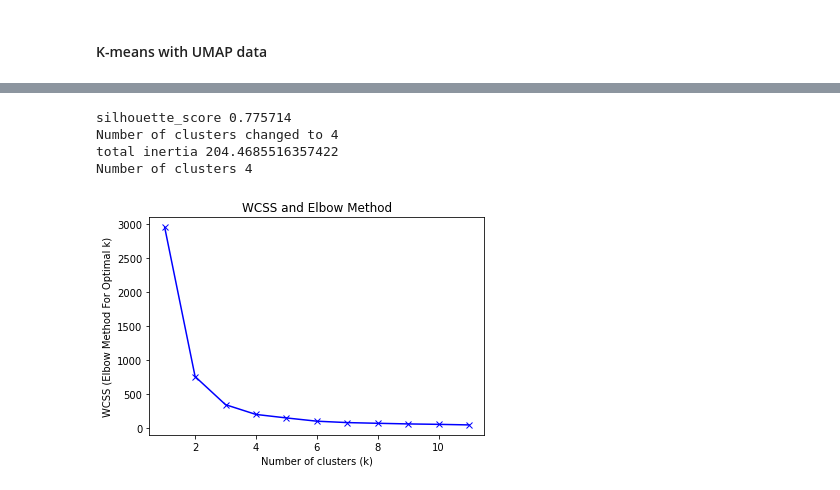
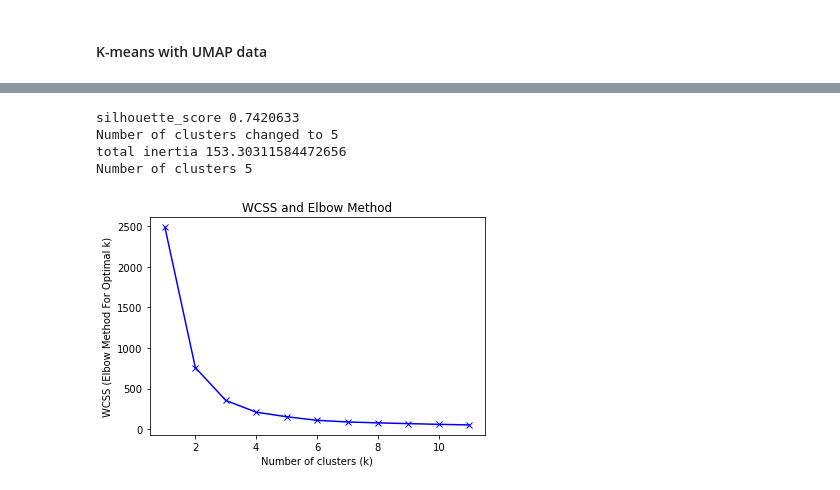
Before and after one commit to Vinomo4/SWTech, a Jupyter notebook: models/Clustering.ipynb, the cells around one changed output, grey strips where cells are left out. Saved outputs shown, nothing was run; the diff lists cells and outputs as text; code cells hidden in the pictures.

```diff
--- a/models/Clustering.ipynb
+++ b/models/Clustering.ipynb
@@ -288,11 +395,11 @@ track("Finished computing UMAP")
 # %%
 # Compute the number of clusters and which cluster is every author
 track("Starting WCSS and Elbow method for choosing the number of clusters")
-clusters, number_of_clusters, silhouette = define_num_clusters(UMAP_data,min_k=4,max_k=12)
+clusters_UMAP, number_of_clusters_UMAP, silhouette_UMAP = define_num_clusters(UMAP_data,min_k=5,max_k=12)
 track("Finished WCSS and Elbow method for choosing the number of clusters")
 # %% [output]
-silhouette_score 0.775714
-Number of clusters changed to 4
-total inertia 204.4685516357422
-Number of clusters 4
+silhouette_score 0.7420633
+Number of clusters changed to 5
+total inertia 153.30311584472656
+Number of clusters 5
-[figure, old version]
+[figure, new version]
```
Also changed, not shown: parts of 9 cells of this notebook, 1 other file.
